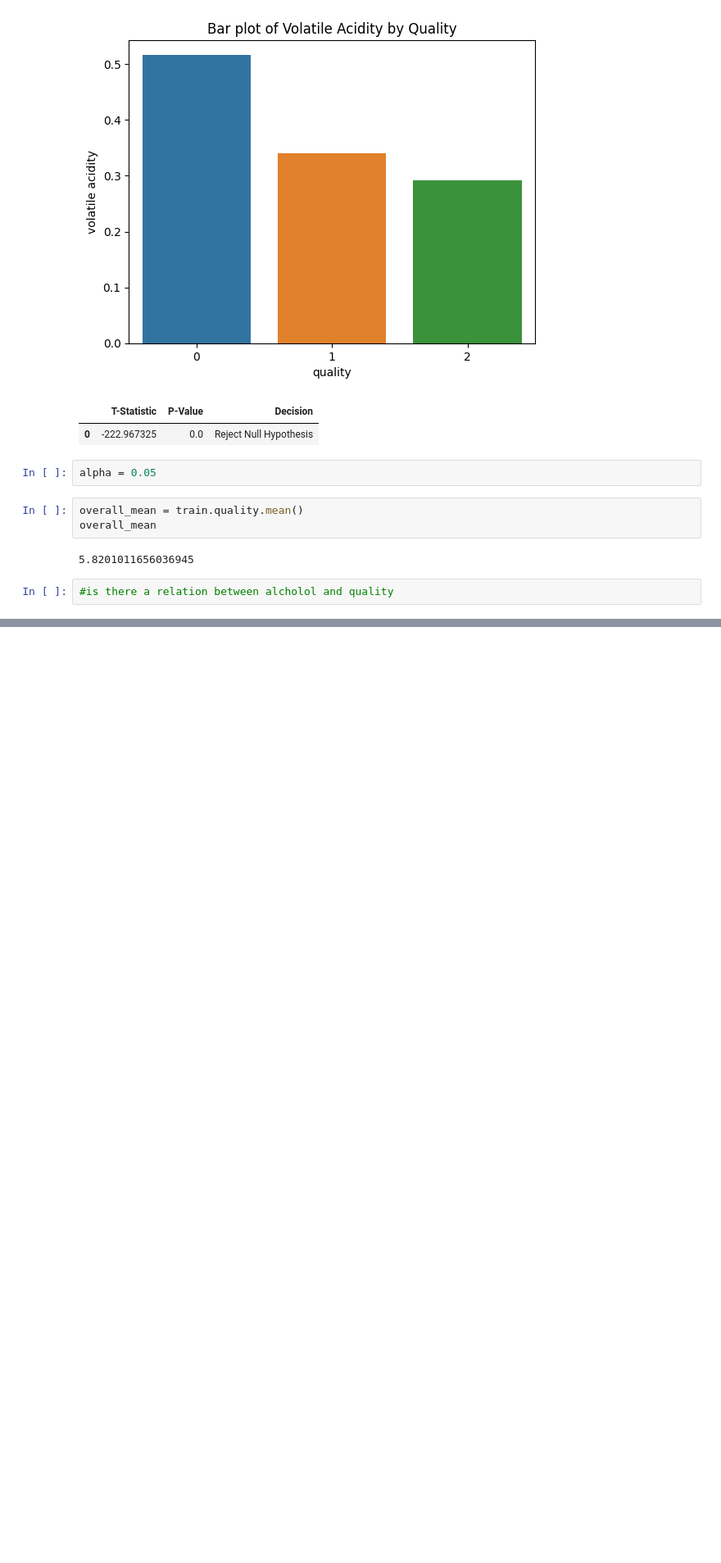
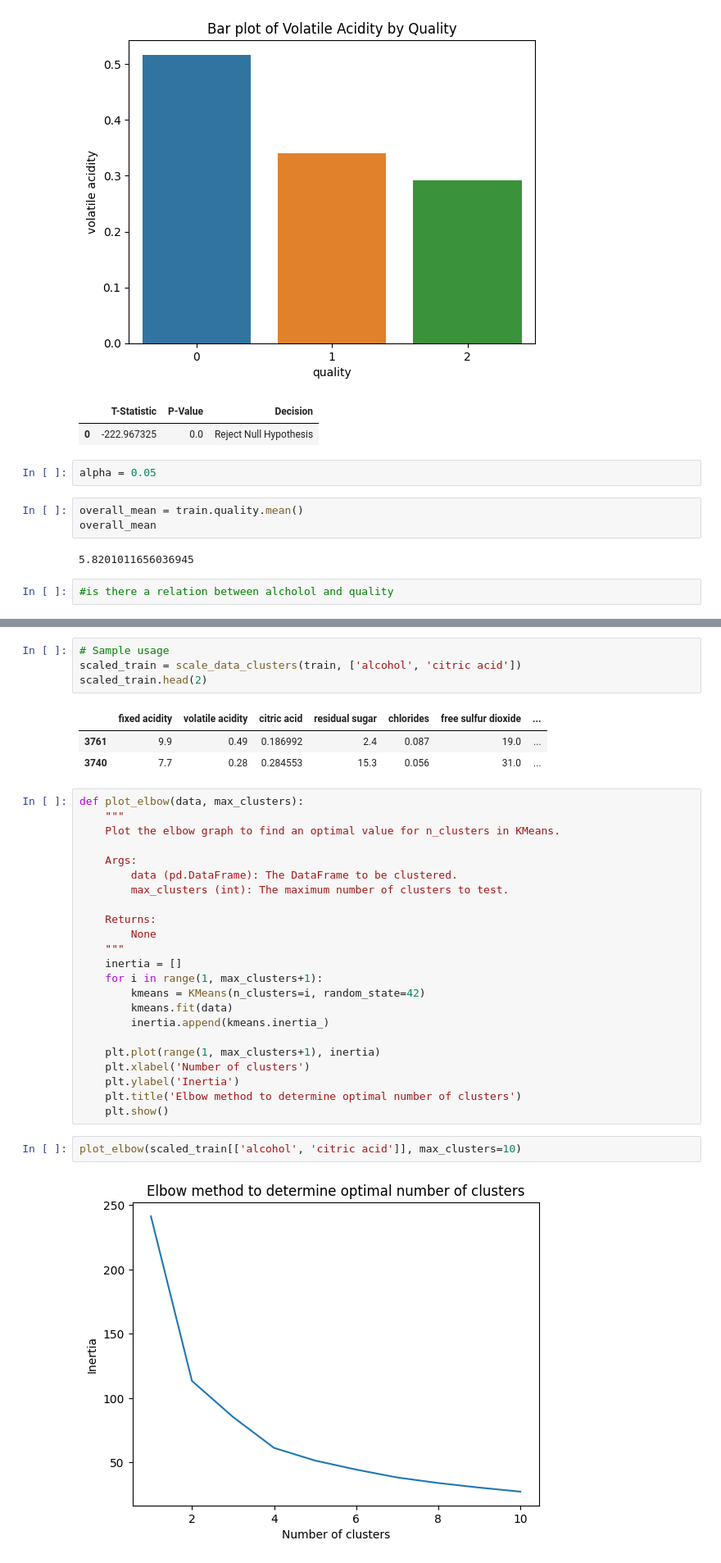
Before and after one commit to Marc-Aradillas/Wine_Project, a Jupyter notebook: explore-nisha.ipynb, the cells around one changed output, grey strips where cells are left out. Shown at 82% size. Saved outputs shown, nothing was run; the diff lists cells and outputs as text; blank space fills up the shorter version.

```diff
--- a/explore-nisha.ipynb
+++ b/explore-nisha.ipynb
@@ -382,0 +353,35 @@ overall_mean
+# %%
+# Sample usage
+scaled_train = scale_data_clusters(train, ['alcohol', 'citric acid'])
+scaled_train.head(2)
+# %% [output]
+|  | fixed acidity | volatile acidity | citric acid | residual sugar | chlorides | free sulfur dioxide | ... |
+| 3761 | 9.9 | 0.49 | 0.186992 | 2.4 | 0.087 | 19.0 | ... |
+| 3740 | 7.7 | 0.28 | 0.284553 | 15.3 | 0.056 | 31.0 | ... |
+# %%
+def plot_elbow(data, max_clusters):
+    """
+    Plot the elbow graph to find an optimal value for n_clusters in KMeans.
+
+    Args:
+        data (pd.DataFrame): The DataFrame to be clustered.
+        max_clusters (int): The maximum number of clusters to test.
+
+    Returns:
+        None
+    """
+    inertia = []
+    for i in range(1, max_clusters+1):
+        kmeans = KMeans(n_clusters=i, random_state=42)
+        kmeans.fit(data)
+        inertia.append(kmeans.inertia_)
+
+    plt.plot(range(1, max_clusters+1), inertia)
+    plt.xlabel('Number of clusters')
+    plt.ylabel('Inertia')
+    plt.title('Elbow method to determine optimal number of clusters')
+    plt.show()
+# %%
+plot_elbow(scaled_train[['alcohol', 'citric acid']], max_clusters=10)
+# %% [output]
+[figure, added]
```
Also changed, not shown: parts of 30 cells of this notebook.
